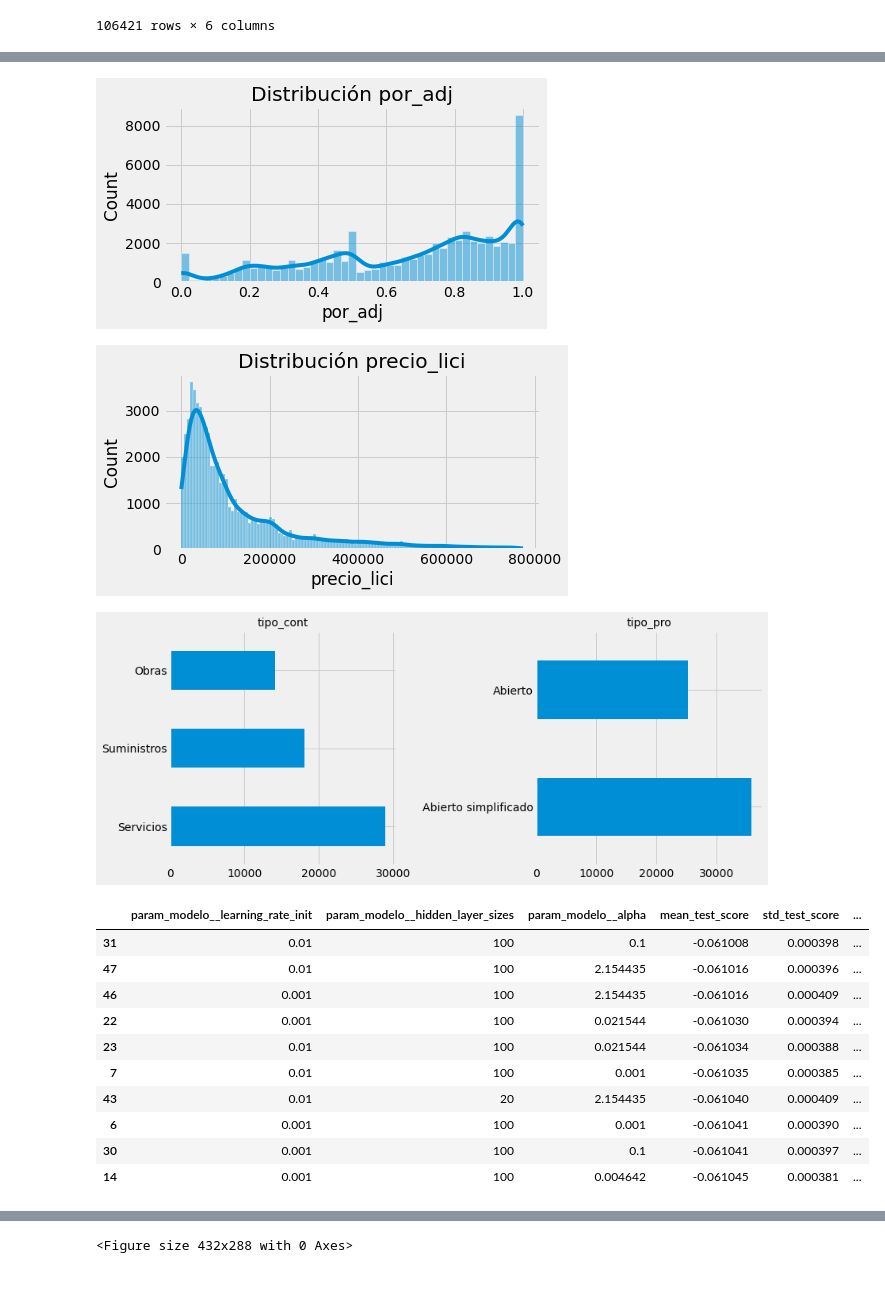
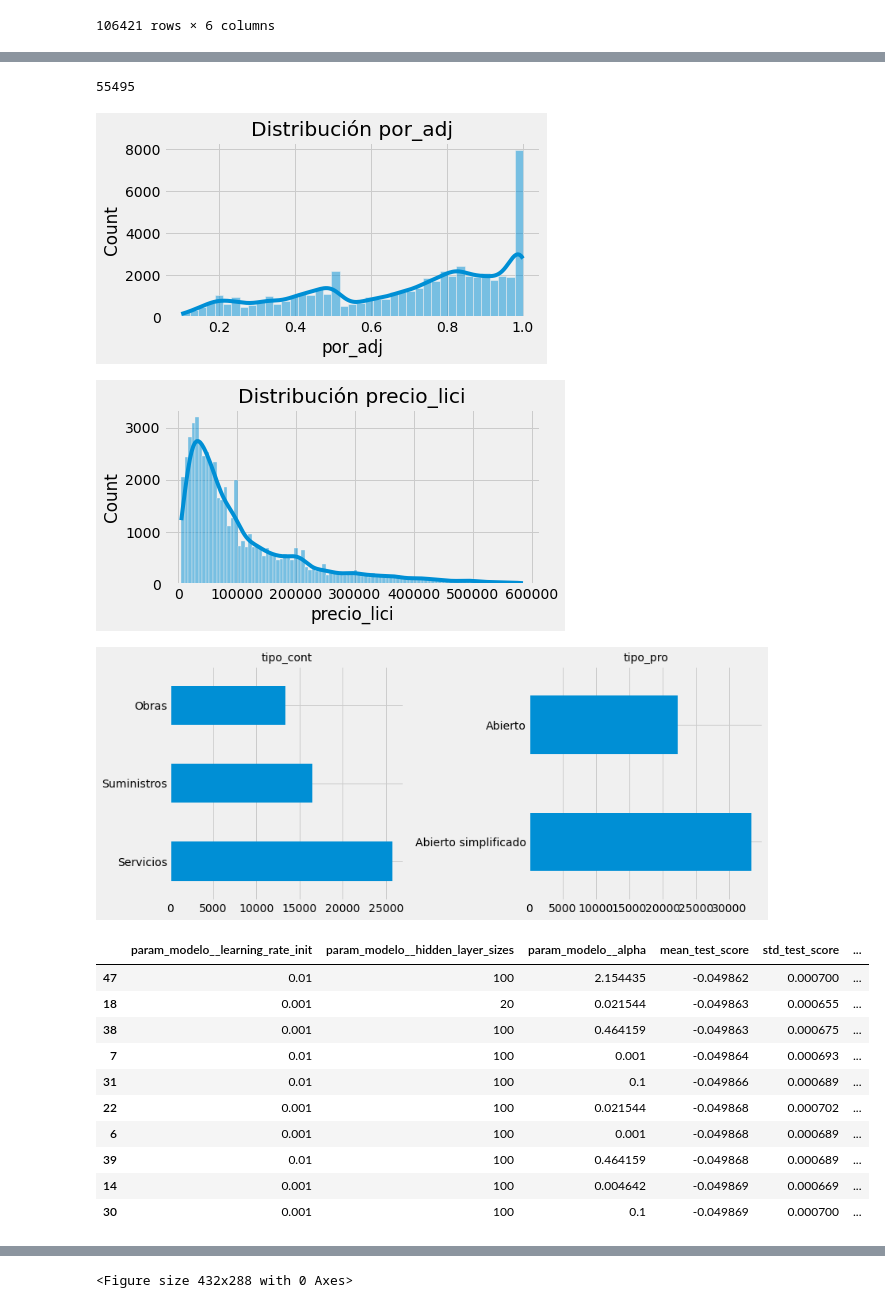
Before and after one commit to RAGMdE/Proyectos_TB, a Jupyter notebook: ml_proyect/mi_proyecto3_modif.ipynb, the cells around one changed output, grey strips where cells are left out. Drawn from its saved outputs; the diff is of its cells as text; code cells hidden in the pictures.

```diff
--- a/ml_proyect/mi_proyecto3_modif.ipynb
+++ b/ml_proyect/mi_proyecto3_modif.ipynb
@@ -163,7 +175,7 @@ df_final2 = df_final2[(df_final2.precio_lici < df_final2.precio_adj_sin_imp) ==
 
 #elimino licitaciones con importe 0
 
-df_final2 = df_final2[df_final2.precio_lici != 0 ]
+df_final2 = df_final2[df_final2.precio_lici > 5000]
 
 # elimino las licitaciones con cpv nulo
 
@@ -221,7 +233,7 @@ for e in stats.index:
 
     iqr=stats.at[e, 'IQR']
 
-    cutoff=2.5*iqr
+    cutoff=1.5*iqr
 
     lower=stats.at[e, '25%']-cutoff
     upper=stats.at[e, '75%']+cutoff
@@ -250,6 +262,11 @@ datos = df_final5.iloc[lista_final_index].reset_index(drop=True)
 # Dado que el precio_adj tiene una clara correlación con el de licitacion,se crea la vairable porcentaje
 datos['por_adj']=datos['precio_adj_sin_imp']/datos['precio_lici']
 datos = datos[['precio_lici','tipo_cont','tipo_pro','por_adj']]
+datos=datos[(datos.por_adj > 0.1)==True]
+# %%
+len(datos)
+# %% [output]
+55495
 # %%
 datos.to_csv('datos2.csv',index=False)
 # %%
@@ -262,7 +279,7 @@ ax.set_xlabel('por_adj');
 
 plt.savefig("distribucion_por_adj.png")
 # %% [output]
-[figure, old version]
+[figure, new version]
 # %%
 # Gráfico de distribución para la variable numérica
 # ==============================================================================
@@ -273,7 +290,7 @@ ax.set_xlabel('precio_lici');
 
 plt.savefig("Distribucion_preci_lici.png")
 # %% [output]
-[figure, old version]
+[figure, new version]
 # %%
 # Variables cualitativas (tipo object)
 # ==============================================================================
@@ -299,7 +316,7 @@ fig.tight_layout()
 
 plt.savefig("Variables_categoricas.png")
 # %% [output]
-[figure, old version]
+[figure, new version]
 # %%
 # Reparto de datos en train y test
 # ==============================================================================
@@ -346,46 +363,46 @@ pipe = Pipeline([('preprocessing', preprocessor),
 # Espacio de búsqueda de cada hiperparámetro
 # ==============================================================================
 param_distributions = {
-    'modelo__hidden_layer_sizes': [(10), (20), (10, 10), (100)],
+    'modelo__hidden_layer_sizes': [(10), (20),(10, 1), (100)],
     'modelo__alpha': np.logspace(-3, 3, 10),
     'modelo__learning_rate_init': [0.001, 0.01],
 }
 
 # Búsqueda por validación cruzada
 # ==============================================================================
 grid = RandomizedSearchCV(
         estimator  = pipe,
         param_distributions = param_distributions,
         n_iter     = 100,
         scoring    = 'neg_mean_squared_error',
         n_jobs     = multiprocessing.cpu_count() - 1,
         cv         = 5,
         verbose    = 0,
         random_state = 123,
         return_train_score = True
        )
 
 grid.fit(X = X_train, y = y_train)
 
 # Resultados del grid
 # ==============================================================================
 resultados = pd.DataFrame(grid.cv_results_)
 resultados.filter(regex = '(param.*|mean_t|std_t)')\
     .drop(columns = 'params')\
     .sort_values('mean_test_score', ascending = False)\
     .head(10)
 # %% [output]
 |  | param_modelo__learning_rate_init | param_modelo__hidden_layer_sizes | param_modelo__alpha | mean_test_score | std_test_score | ... |
-| 31 | 0.01 | 100 | 0.1 | -0.061008 | 0.000398 | ... |
-| 47 | 0.01 | 100 | 2.154435 | -0.061016 | 0.000396 | ... |
-| 46 | 0.001 | 100 | 2.154435 | -0.061016 | 0.000409 | ... |
-| 22 | 0.001 | 100 | 0.021544 | -0.061030 | 0.000394 | ... |
-| 23 | 0.01 | 100 | 0.021544 | -0.061034 | 0.000388 | ... |
-| 7 | 0.01 | 100 | 0.001 | -0.061035 | 0.000385 | ... |
-| 43 | 0.01 | 20 | 2.154435 | -0.061040 | 0.000409 | ... |
-| 6 | 0.001 | 100 | 0.001 | -0.061041 | 0.000390 | ... |
-| 30 | 0.001 | 100 | 0.1 | -0.061041 | 0.000397 | ... |
-| 14 | 0.001 | 100 | 0.004642 | -0.061045 | 0.000381 | ... |
+| 47 | 0.01 | 100 | 2.154435 | -0.049862 | 0.000700 | ... |
+| 18 | 0.001 | 20 | 0.021544 | -0.049863 | 0.000655 | ... |
+| 38 | 0.001 | 100 | 0.464159 | -0.049863 | 0.000675 | ... |
+| 7 | 0.01 | 100 | 0.001 | -0.049864 | 0.000693 | ... |
+| 31 | 0.01 | 100 | 0.1 | -0.049866 | 0.000689 | ... |
+| 22 | 0.001 | 100 | 0.021544 | -0.049868 | 0.000702 | ... |
+| 6 | 0.001 | 100 | 0.001 | -0.049868 | 0.000689 | ... |
+| 39 | 0.01 | 100 | 0.464159 | -0.049868 | 0.000689 | ... |
+| 14 | 0.001 | 100 | 0.004642 | -0.049869 | 0.000669 | ... |
+| 30 | 0.001 | 100 | 0.1 | -0.049869 | 0.000700 | ... |
 # %%
 # Error de test
 # ==============================================================================
```
Also changed, not shown: parts of 6 cells of this notebook, 5 other files.
